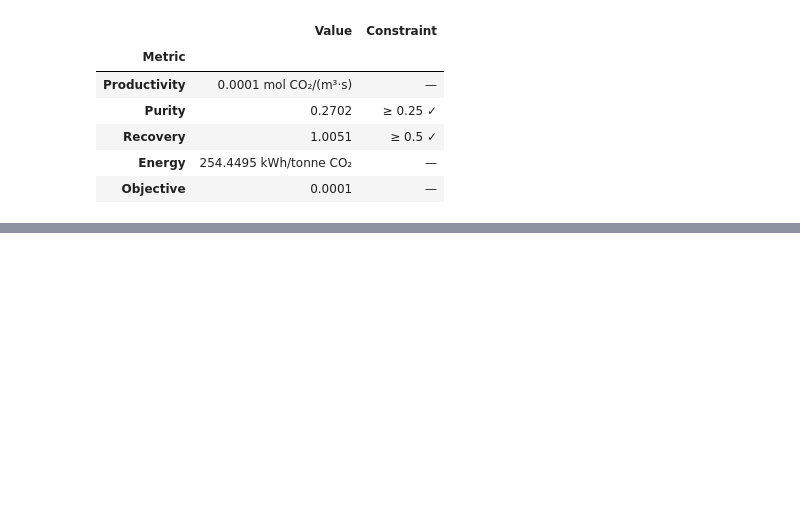
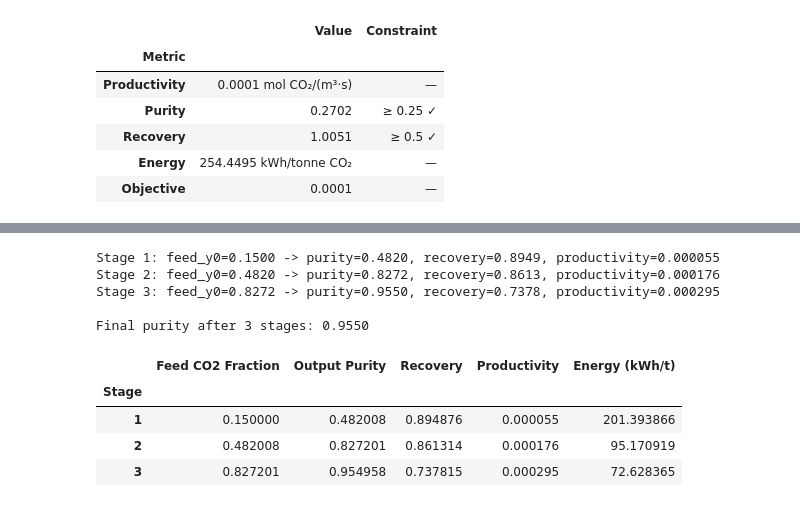
Before and after one commit to Haeyeon-Choi/PSA-Process-Project, a Jupyter notebook: psa_pyomo/psa_run.ipynb, the cells around one changed output, grey strips where cells are left out. Drawn from its saved outputs; the diff is of its cells as text; code cells hidden in the pictures; blank space fills up the shorter version.

```diff
--- a/psa_pyomo/psa_run.ipynb
+++ b/psa_pyomo/psa_run.ipynb
@@ -511,0 +518,58 @@ perf
+# %%
+import subprocess, json
+
+def run_psa_stage(mat_index, N, vars_dict, y0=0.15):
+    """Run a single PSA stage via Julia CLI and return results."""
+    cmd = [
+        "julia", "--project=..",
+        "../scripts/evaluate_psa_point.jl",
+        str(mat_index), str(N),
+        *(str(vars_dict[k]) for k in VARIABLE_ORDER),
+        "false", str(y0),
+    ]
+    proc = subprocess.run(cmd, capture_output=True, text=True, check=True)
+    productivity, energy, purity, recovery = [float(x) for x in proc.stdout.strip().split(",")]
+    return {"productivity": productivity, "energy": energy, "purity": purity, "recovery": recovery}
+
+# Operating conditions (material 13, best purity point)
+mat_index_ms = 13
+N_ms = 10
+operating_point = {
+    'L': 1.0, 'P0': 107544.0, 'ndot': 1.945, 'tads': 385.6,
+    'alpha': 0.190, 'beta': 0.353, 'PI': 26011.0, 'Pl': 7939.0,
+}
+
+# Run multi-stage PSA
+stages = []
+y0_feed = 0.15  # flue gas CO2 fraction
+
+for stage_num in range(1, 4):
+    result = run_psa_stage(mat_index_ms, N_ms, operating_point, y0=y0_feed)
+    result["stage"] = stage_num
+    result["feed_y0"] = y0_feed
+    stages.append(result)
+    print(f"Stage {stage_num}: feed_y0={y0_feed:.4f} -> purity={result['purity']:.4f}, "
+          f"recovery={result['recovery']:.4f}, productivity={result['productivity']:.6f}")
+    y0_feed = result["purity"]  # feed next stage with this stage's heavy product
+
+print(f"\nFinal purity after {len(stages)} stages: {stages[-1]['purity']:.4f}")
+# %% [output]
+Stage 1: feed_y0=0.1500 -> purity=0.4820, recovery=0.8949, productivity=0.000055
+Stage 2: feed_y0=0.4820 -> purity=0.8272, recovery=0.8613, productivity=0.000176
+Stage 3: feed_y0=0.8272 -> purity=0.9550, recovery=0.7378, productivity=0.000295
+
+Final purity after 3 stages: 0.9550
+# %%
+import pandas as pd
+
+stages_df = pd.DataFrame(stages)
+stages_df = stages_df[["stage", "feed_y0", "purity", "recovery", "productivity", "energy"]]
+stages_df.columns = ["Stage", "Feed CO2 Fraction", "Output Purity", "Recovery", "Productivity", "Energy (kWh/t)"]
+stages_df = stages_df.set_index("Stage")
+stages_df
+# %% [output]
+|  | Feed CO2 Fraction | Output Purity | Recovery | Productivity | Energy (kWh/t) |
+| Stage |  |  |  |  |  |
+| 1 | 0.150000 | 0.482008 | 0.894876 | 0.000055 | 201.393866 |
+| 2 | 0.482008 | 0.827201 | 0.861314 | 0.000176 | 95.170919 |
+| 3 | 0.827201 | 0.954958 | 0.737815 | 0.000295 | 72.628365 |
```
Also changed, not shown: parts of 2 cells of this notebook, 2 other files.
